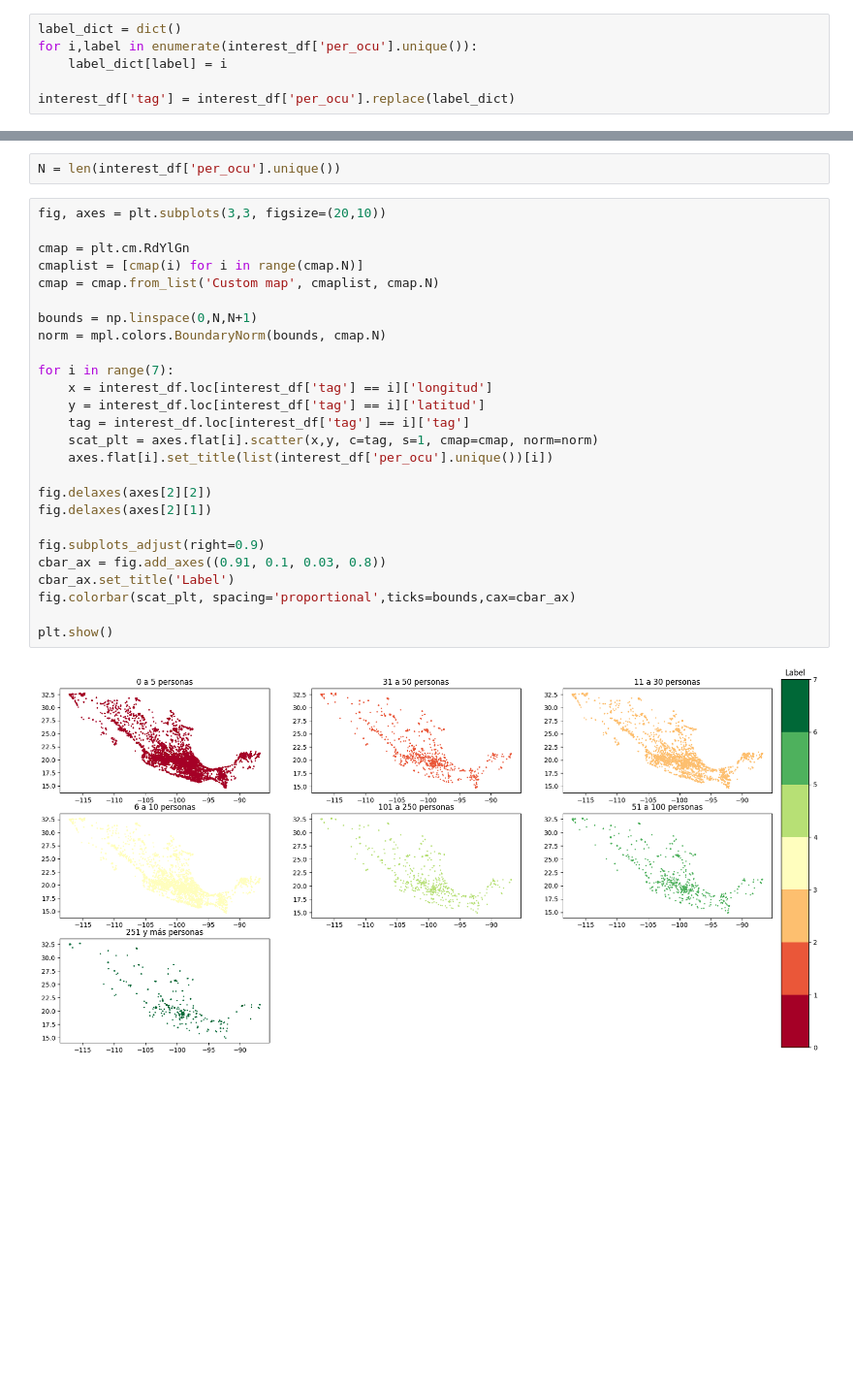
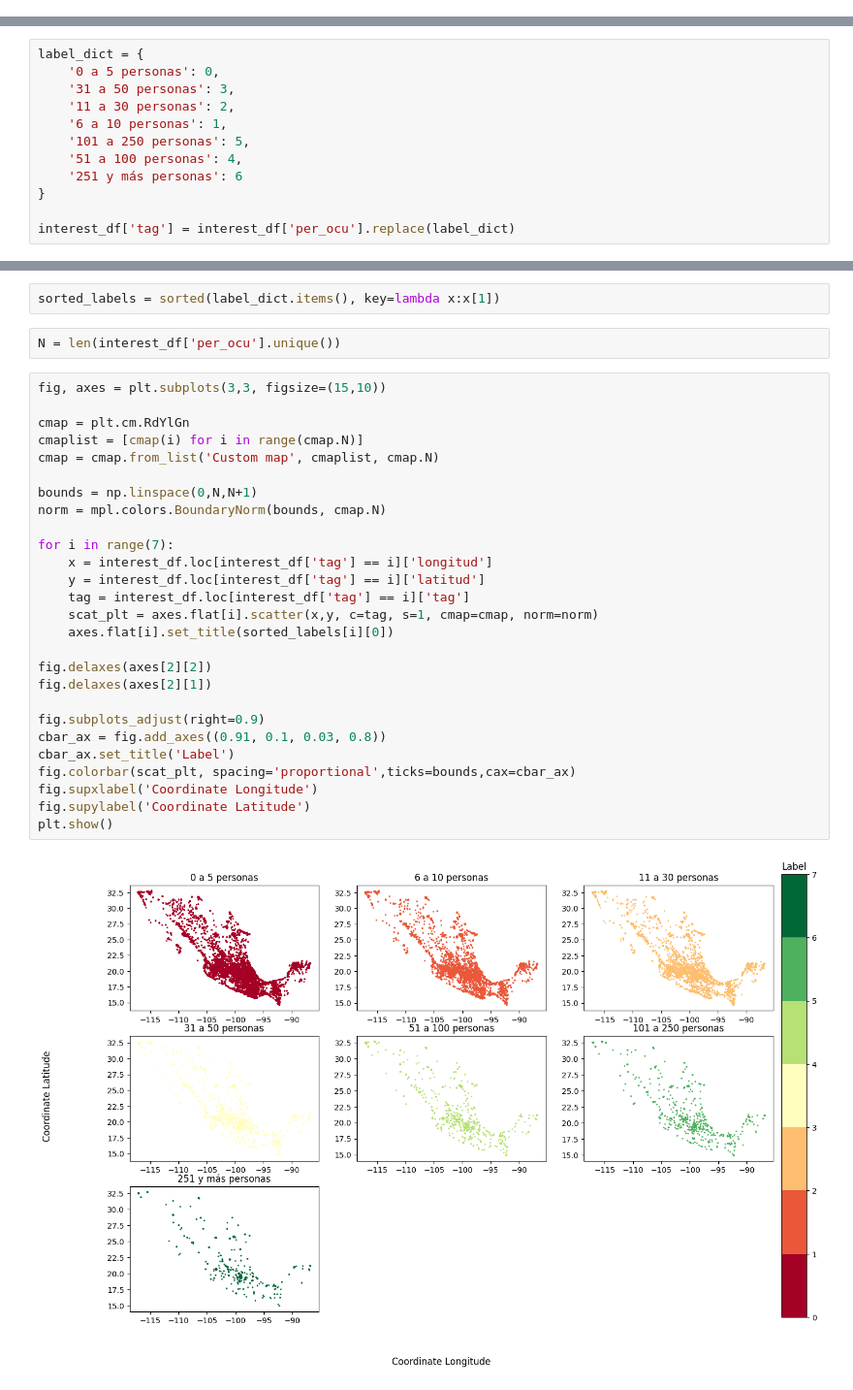
Before and after one commit to rorrostieta/health-services, a Jupyter notebook: notebooks/EDA.ipynb, the cells around one changed output, grey strips where cells are left out. Shown at 97% size. Cells and saved outputs as stored; diff of their text form; blank space fills up the shorter version.

```diff
--- a/notebooks/EDA.ipynb
+++ b/notebooks/EDA.ipynb
@@ -21,9 +9,3 @@ Index(['id', 'clee', 'nom_estab', 'raz_social', 'codigo_act', 'nombre_act',
 # %%
 interest_columns = ['per_ocu','latitud', 'longitud']
 interest_df = raw_data[interest_columns]
-# %%
-label_dict = dict()
-for i,label in enumerate(interest_df['per_ocu'].unique()):
-    label_dict[label] = i
-
-interest_df['tag'] = interest_df['per_ocu'].replace(label_dict)
@@ -44,0 +12,12 @@ interest_df.head()
+# %%
+label_dict = {
+    '0 a 5 personas': 0,
+    '31 a 50 personas': 3,
+    '11 a 30 personas': 2,
+    '6 a 10 personas': 1,
+    '101 a 250 personas': 5,
+    '51 a 100 personas': 4,
+    '251 y más personas': 6
+}
+
+interest_df['tag'] = interest_df['per_ocu'].replace(label_dict)
@@ -45,30 +30,33 @@ interest_df.head()
+# %%
+sorted_labels = sorted(label_dict.items(), key=lambda x:x[1])
 # %%
 N = len(interest_df['per_ocu'].unique())
 # %%
-fig, axes = plt.subplots(3,3, figsize=(20,10))
+fig, axes = plt.subplots(3,3, figsize=(15,10))
 
 cmap = plt.cm.RdYlGn
 cmaplist = [cmap(i) for i in range(cmap.N)]
 cmap = cmap.from_list('Custom map', cmaplist, cmap.N)
 
 bounds = np.linspace(0,N,N+1)
 norm = mpl.colors.BoundaryNorm(bounds, cmap.N)
 
 for i in range(7):
     x = interest_df.loc[interest_df['tag'] == i]['longitud']
     y = interest_df.loc[interest_df['tag'] == i]['latitud']
     tag = interest_df.loc[interest_df['tag'] == i]['tag']
     scat_plt = axes.flat[i].scatter(x,y, c=tag, s=1, cmap=cmap, norm=norm)
-    axes.flat[i].set_title(list(interest_df['per_ocu'].unique())[i])
+    axes.flat[i].set_title(sorted_labels[i][0])
 
 fig.delaxes(axes[2][2])
 fig.delaxes(axes[2][1])
 
 fig.subplots_adjust(right=0.9)
 cbar_ax = fig.add_axes((0.91, 0.1, 0.03, 0.8))
 cbar_ax.set_title('Label')
 fig.colorbar(scat_plt, spacing='proportional',ticks=bounds,cax=cbar_ax)
-
+fig.supxlabel('Coordinate Longitude')
+fig.supylabel('Coordinate Latitude')
 plt.show()
 # %% [output]
-[figure, old version]
+[figure, new version]
```
Also changed, not shown: parts of 15 cells of this notebook.
